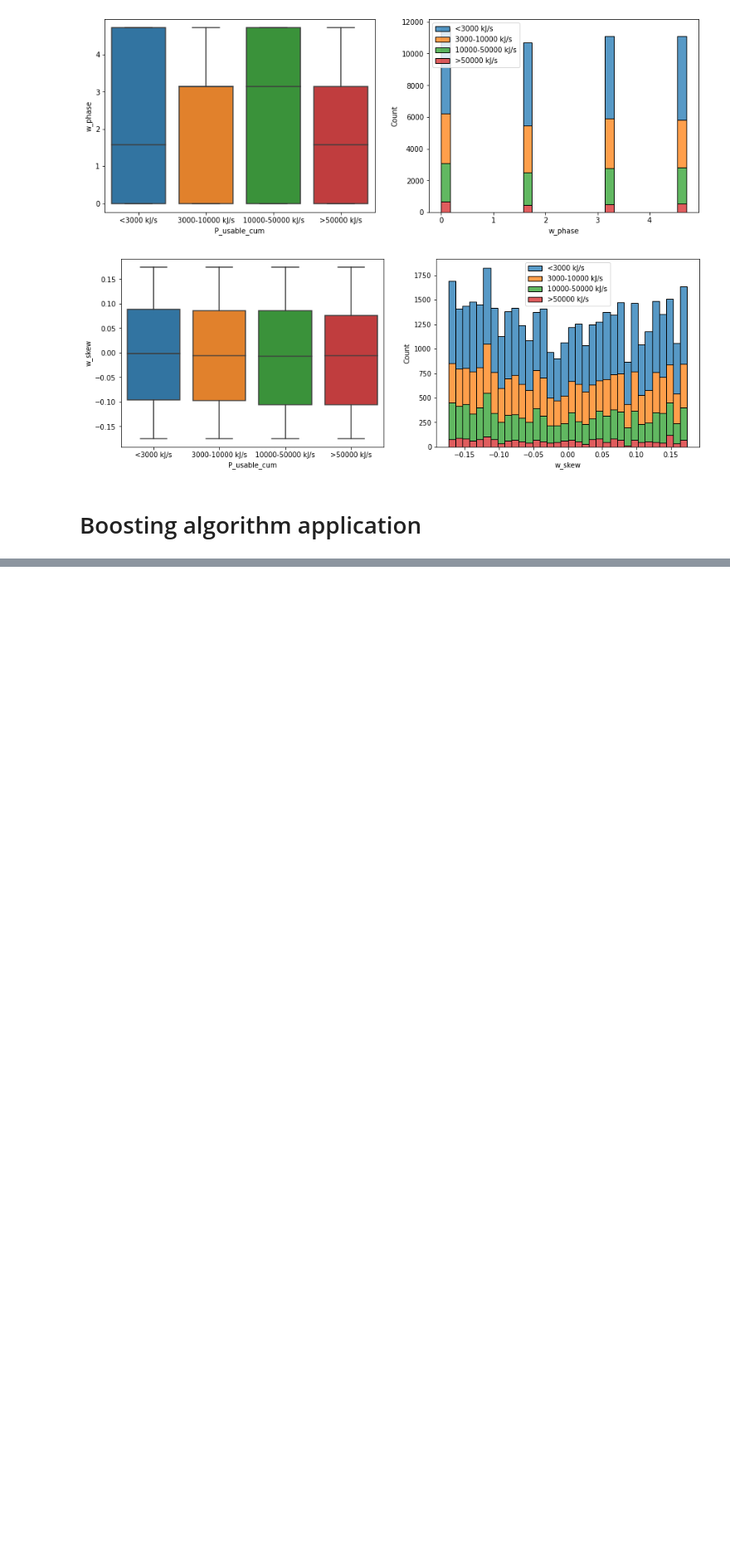
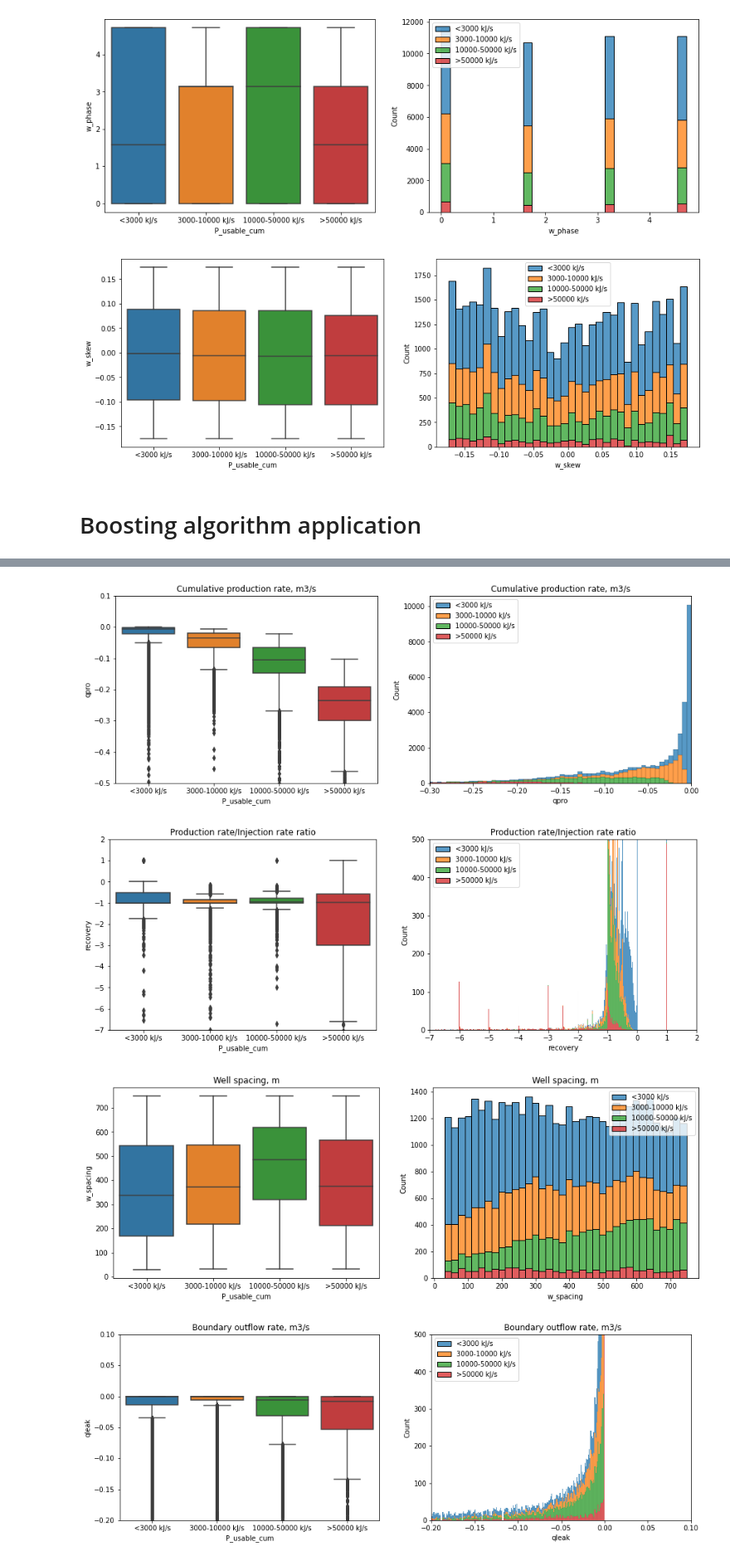
Before and after one commit to borisenko-ru/spe_pivot_2022_datathon, a Jupyter notebook: spe_pivot_datathon.ipynb, the cells around one changed output, grey strips where cells are left out. Shown at 83% size. Saved outputs shown, nothing was run; the diff lists cells and outputs as text; code cells hidden in the pictures; blank space fills up the shorter version.

```diff
--- a/spe_pivot_datathon.ipynb
+++ b/spe_pivot_datathon.ipynb
@@ -899,0 +912,30 @@ print(np.array(X_valid.columns)[sorted_idx][:15])
+# %%
+def base_params_plots(param, title, xlim_hist, ylim_hist, ylim):
+  f, ax = plt.subplots(1, 2, figsize=(15,5))
+  sns.boxplot(data=pd.DataFrame({'<3000 kJ/s': P_usable_cat1[param], '3000-10000 kJ/s': P_usable_cat2[param],\
+                                  '10000-50000 kJ/s': P_usable_cat3[param], '>50000 kJ/s': P_usable_cat4[param]}), ax=ax[0])
+  sns.histplot(data=pd.DataFrame({'<3000 kJ/s': P_usable_cat1[param], '3000-10000 kJ/s': P_usable_cat2[param],\
+                                  '10000-50000 kJ/s': P_usable_cat3[param], '>50000 kJ/s': P_usable_cat4[param]}), multiple='stack', ax=ax[1])
+  ax[0].set(xlabel='P_usable_cum', ylabel=param, ylim=ylim, title=title)
+  ax[1].set(xlabel=param, xlim=xlim_hist, ylim=ylim_hist, title=title)
+
+  plt.show()
+# %%
+base_params_plots('qpro', title='Cumulative production rate, m3/s', xlim_hist=(-0.3, 0), ylim_hist=None, ylim=(-0.5, 0.1))
+base_params_plots('recovery', title='Production rate/Injection rate ratio', xlim_hist=(-7, 2), ylim_hist=(0, 500), ylim=(-7, 2))
+base_params_plots('w_spacing', title='Well spacing, m', xlim_hist=None, ylim_hist=None, ylim=None)
+base_params_plots('qleak', title=' Boundary outflow rate, m3/s', xlim_hist=(-0.2, 0.1), ylim_hist=(0, 500), ylim=(-0.2, 0.1))
+base_params_plots('r_perf', title='Perforation radus, m', xlim_hist=None, ylim_hist=None, ylim=None)
+base_params_plots('nfstim', title='Number of stimulated natural fractures', xlim_hist=(0, 9), ylim_hist=None, ylim=(0, 9))
+base_params_plots('dia_last', title='Final diameter of freshest fracture, m', xlim_hist=(0, 9000), ylim_hist=None, ylim=(0, 9000))
+base_params_plots('hinj', title='Enthalpy of injected fluid, kJ/kg', xlim_hist=None, ylim_hist=None, ylim=None)
+base_params_plots('Qinj', title='Circulation flow rate, m3/s', xlim_hist=None, ylim_hist=None, ylim=None)
+base_params_plots('ixint', title='Number of fractures intercepting injectors', xlim_hist=None, ylim_hist=None, ylim=None)
+base_params_plots('Tinj', title='Injection temperature, degC', xlim_hist=None, ylim_hist=None, ylim=None)
+base_params_plots('Vinj', title='Injection volume, m3', xlim_hist=None, ylim_hist=None, ylim=None)
+base_params_plots('hfstim', title='Number of stimulated hydraulic fractures', xlim_hist=None, ylim_hist=None, ylim=None)
+# %% [output]
+[figure, added]
+[figure, added]
+[figure, added]
+[figure, added]
```
Also changed, not shown: parts of 19 cells of this notebook.
